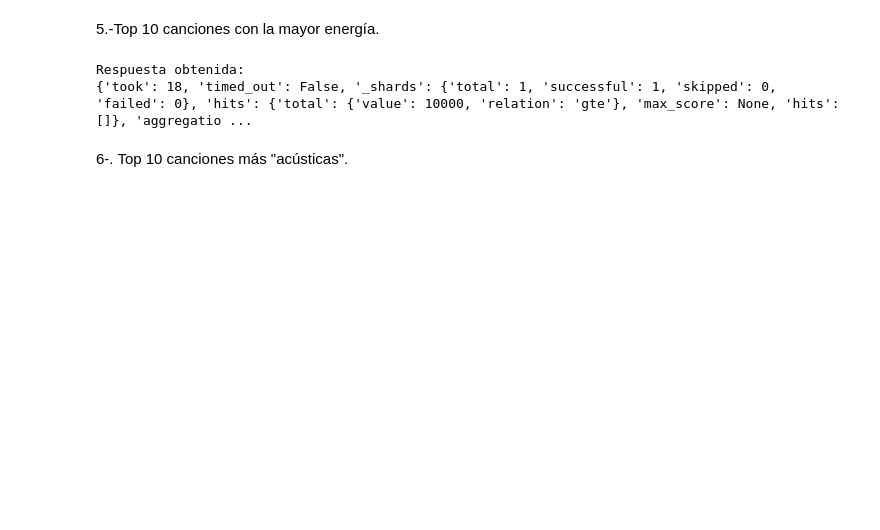
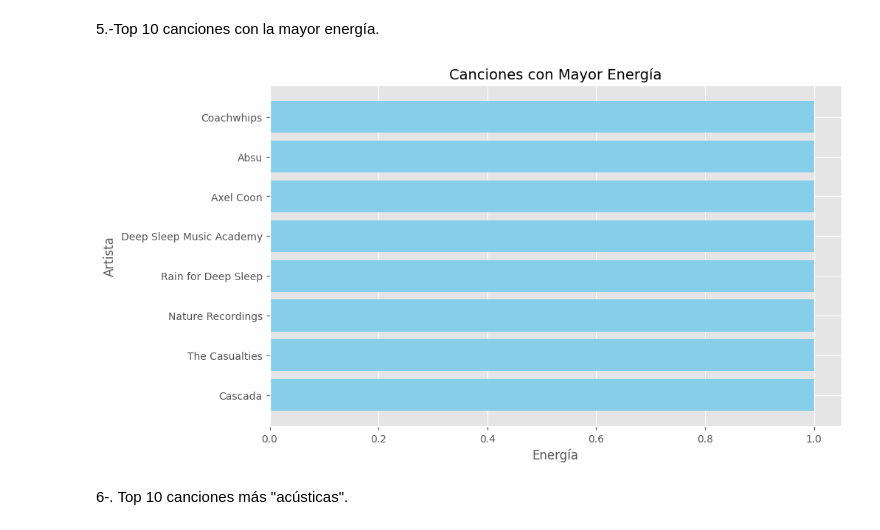
Before and after one commit to Emmanuel-Mtz-777/Spotify-Insights-with-Elasticsearch, a Jupyter notebook: documento.ipynb, the cells around one changed output. Cells and saved outputs as stored; diff of their text form; code cells hidden in the pictures; blank space fills up the shorter version.

```diff
--- a/documento.ipynb
+++ b/documento.ipynb
@@ -256,14 +346,31 @@ ElasticSearchProvider.showSongsWhittheMostEnegy=showSongsWhittheMostEnegy
 # %%
 provider = ElasticSearchProvider()
 response = provider.showSongsWhittheMostEnegy()
 if response:
-    print("Respuesta obtenida:")
-    print(response)
+    songs = response["aggregations"]["top_energy_songs"]["hits"]["hits"]
+
+    # Obtener los artistas, canciones y energía
+    artists = [song["_source"]["artist_name"] for song in songs]
+    tracks = [song["_source"]["track_name"] for song in songs]
+    energies = [song["_source"]["energy"] for song in songs]
+
+    # Paso 2: Crear la gráfica con matplotlib
+    plt.figure(figsize=(10, 6))
+
+    # Crear barras horizontales para representar la energía
+    plt.barh(artists, energies, color='skyblue')
+
+    # Agregar título y etiquetas
+    plt.title('Canciones con Mayor Energía', fontsize=14)
+    plt.xlabel('Energía', fontsize=12)
+    plt.ylabel('Artista', fontsize=12)
+
+    # Mostrar el gráfico
+    plt.show()
 else:
     print("No se obtuvo respuesta válida.")
 # %% [output]
-Respuesta obtenida:
-{'took': 18, 'timed_out': False, '_shards': {'total': 1, 'successful': 1, 'skipped': 0, 'failed': 0}, 'hits': {'total': {'value': 10000, 'relation': 'gte'}, 'max_score': None, 'hits': []}, 'aggregatio ...
+[figure, added]
 # %% [markdown]
 6-. Top 10 canciones más "acústicas".
 # %%
```
Also changed, not shown: parts of 16 cells of this notebook.
